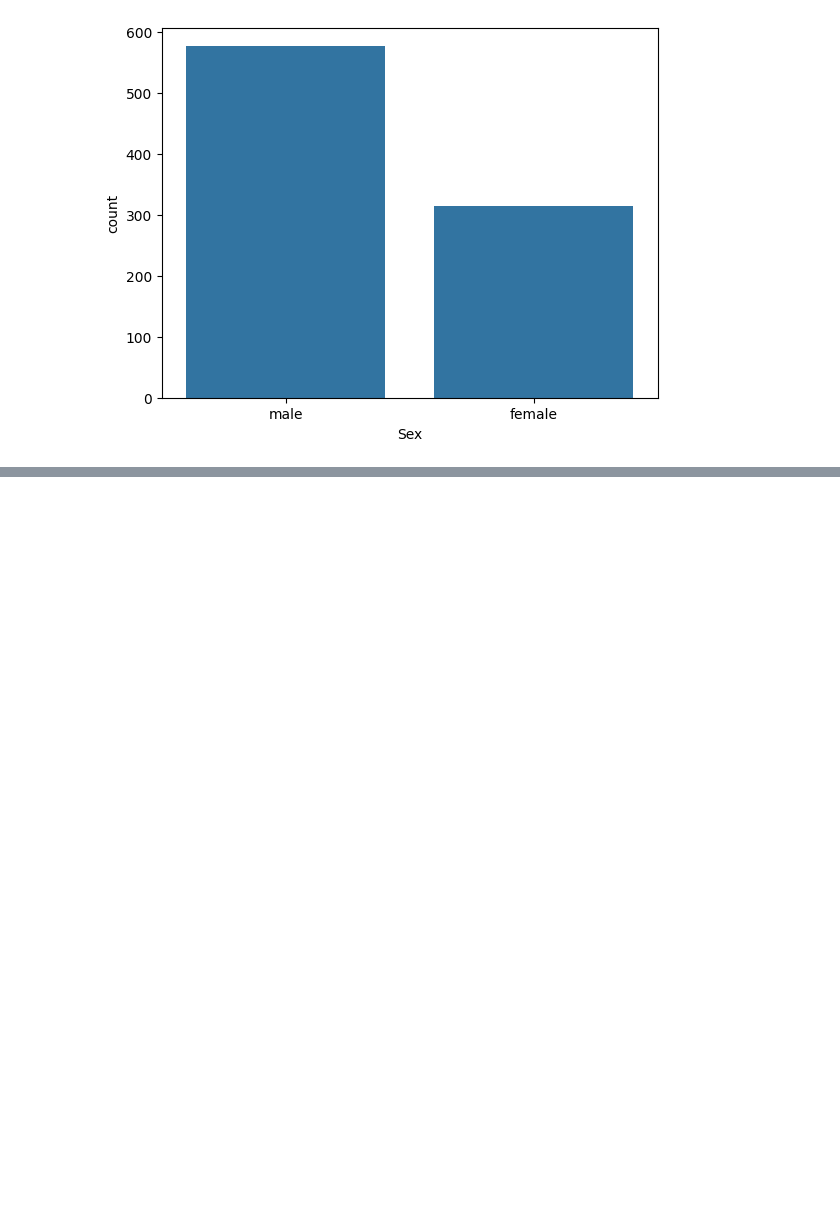
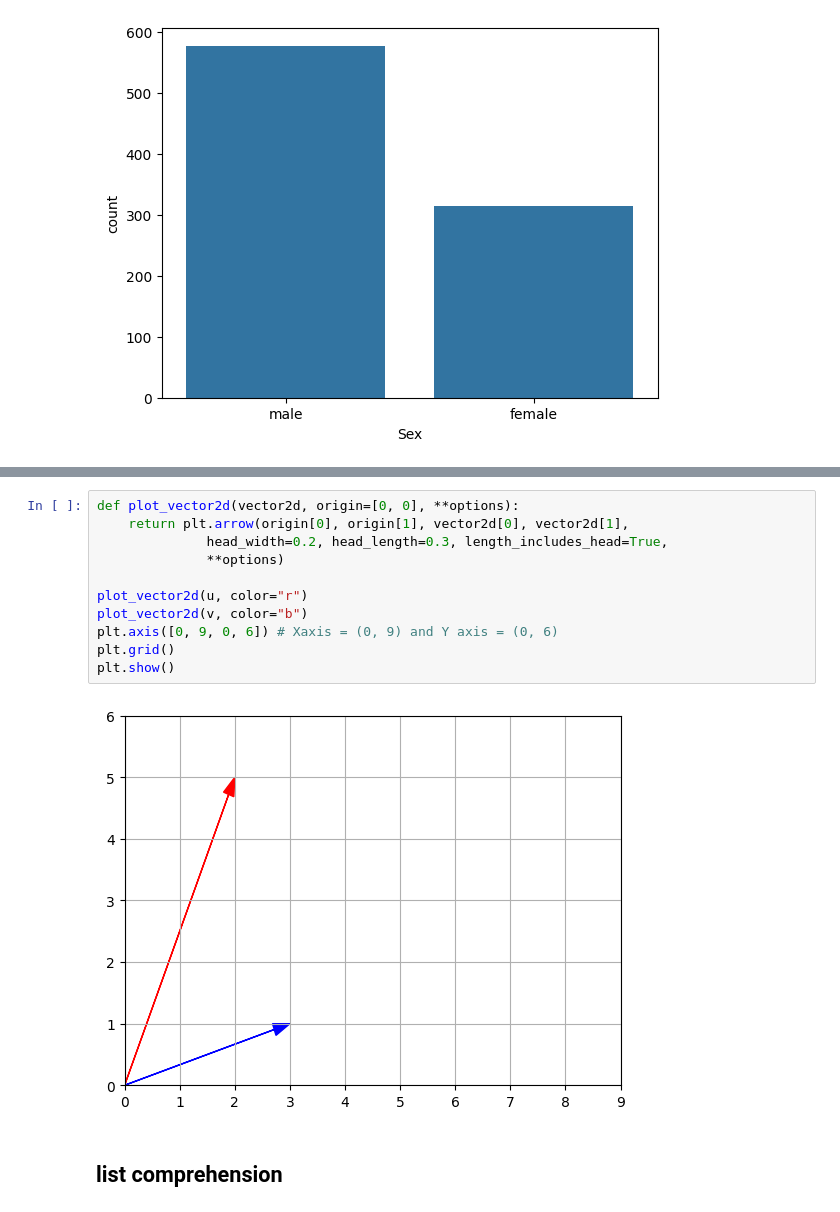
Before and after one commit to imaalokkushwaha8-ai/datascience, a Jupyter notebook: dslab3.ipynb, the cells around one changed output, grey strips where cells are left out. Cells and saved outputs as stored; diff of their text form; blank space fills up the shorter version.

```diff
--- a/dslab3.ipynb
+++ b/dslab3.ipynb
@@ -99,0 +200,15 @@ Name: count, dtype: int64
+# %%
+def plot_vector2d(vector2d, origin=[0, 0], **options):
+    return plt.arrow(origin[0], origin[1], vector2d[0], vector2d[1],
+              head_width=0.2, head_length=0.3, length_includes_head=True,
+              **options)
+
+plot_vector2d(u, color="r")
+plot_vector2d(v, color="b")
+plt.axis([0, 9, 0, 6]) # Xaxis = (0, 9) and Y axis = (0, 6)
+plt.grid()
+plt.show()
+# %% [output]
+[figure, added]
+# %% [markdown]
+## list comprehension
```
Also changed, not shown: parts of 40 cells of this notebook, 3 other files.
